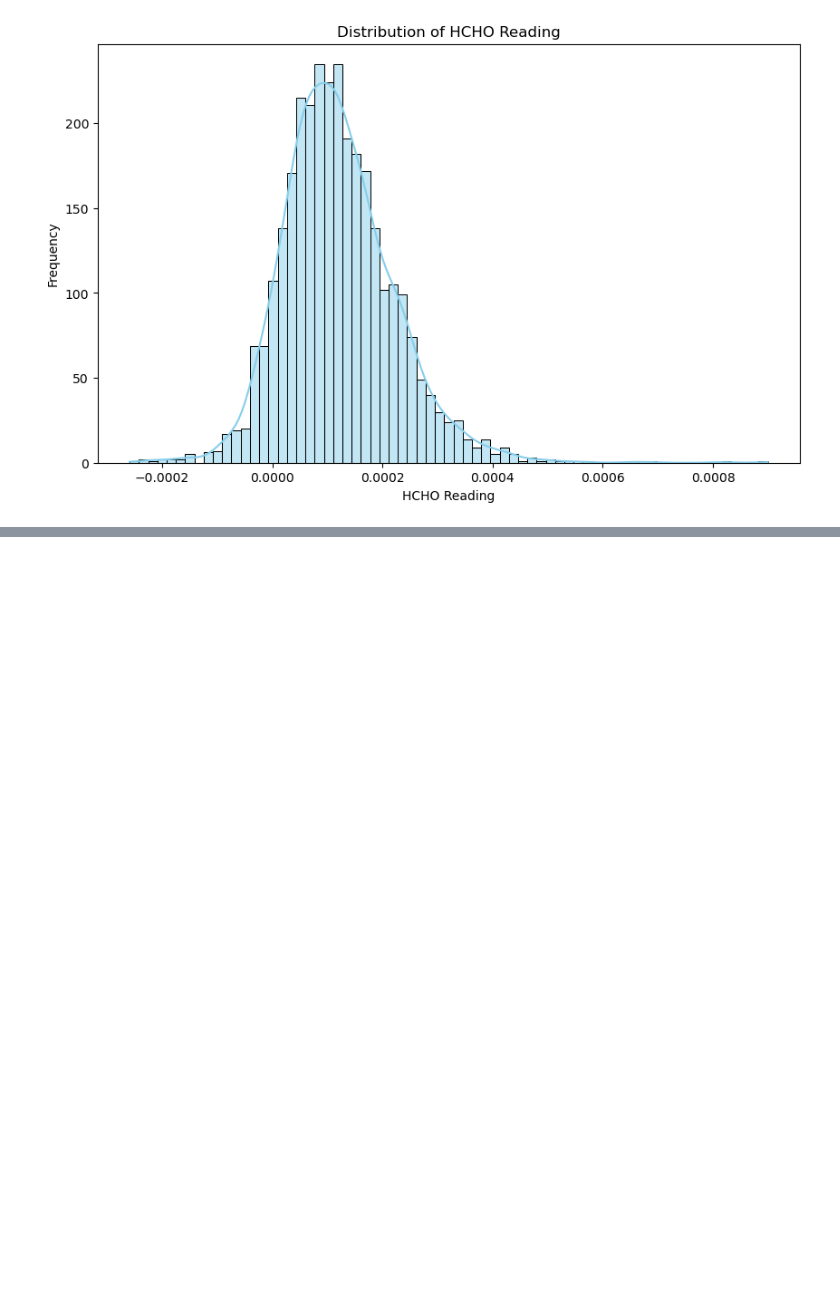
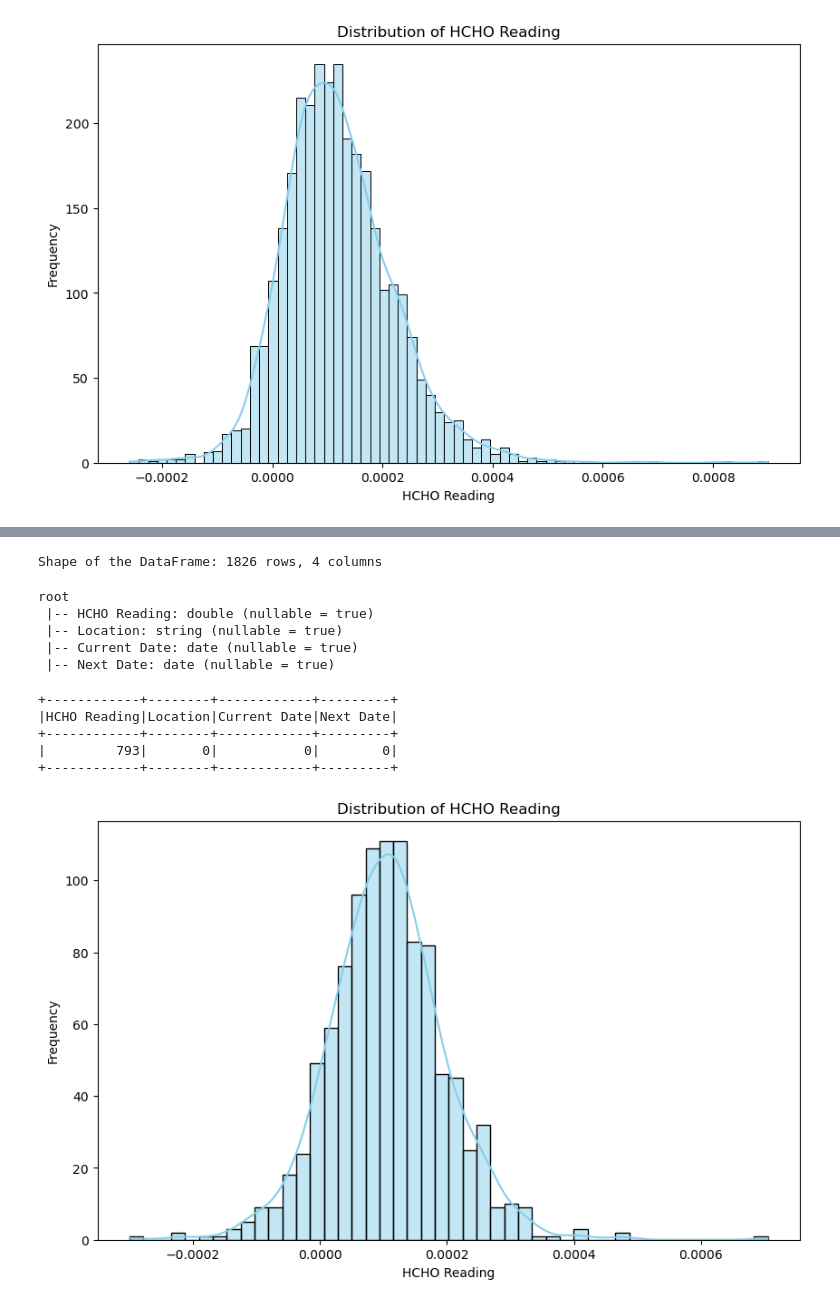
Before and after one commit to Inupa6677/Data-Engineering-HCHO-gas-prediction-, a Jupyter notebook: Data Engineering Coursework.ipynb, the cells around one changed output, grey strips where cells are left out. Cells and saved outputs as stored; diff of their text form; code cells hidden in the pictures; blank space fills up the shorter version.

```diff
--- a/Data Engineering Coursework.ipynb
+++ b/Data Engineering Coursework.ipynb
@@ -114,0 +135,8 @@ while null_count > 0:
+# %%
+column_names = ['HCHO Reading', 'Location', 'Current Date', 'Next Date']
+data_frame = Spark.read.csv('C:/Users/MSI KATANA/Desktop/practice ML/data engineering cw by inupa B/Data-Engineering-HCHO-gas-prediction-/kan_output.csv', header=None, inferSchema=True)
+# Assign column names
+data_frame_2 = data_frame.toDF(*column_names)
+
+# Show the DataFrame
+data_frame_2.show()
@@ -114,0 +161,51 @@ while null_count > 0:
+# %%
+# Get the number of rows
+num_rows = data_frame_2.count()
+
+# Get the number of columns
+num_columns = len(data_frame_2.columns)
+
+# Print the shape
+print("Shape of the DataFrame: {} rows, {} columns".format(num_rows, num_columns))
+# %% [output]
+Shape of the DataFrame: 1826 rows, 4 columns
+# %%
+data_frame_2.printSchema()
+# %% [output]
+root
+ |-- HCHO Reading: double (nullable = true)
+ |-- Location: string (nullable = true)
+ |-- Current Date: date (nullable = true)
+ |-- Next Date: date (nullable = true)
+# %%
+from pyspark.sql.functions import col, sum as spark_sum, when
+
+columns = data_frame_2.columns
+
+# Calculate missing values for each column
+missing_counts = data_frame_2.select([spark_sum(when(col(c).isNull(), 1).otherwise(0)).alias(c) for c in columns])
+
+# Show missing counts
+missing_counts.show()
+# %% [output]
++------------+--------+------------+---------+
+|HCHO Reading|Location|Current Date|Next Date|
++------------+--------+------------+---------+
+|         793|       0|           0|        0|
++------------+--------+------------+---------+
+# %%
+import matplotlib.pyplot as plt
+import seaborn as sns
+
+# Extract the "HCHO Reading" column to a Pandas DataFrame for visualization
+hcho_df_2 = data_frame_2.select("HCHO Reading").toPandas()
+
+# Plot the distribution of the "HCHO Reading" column
+plt.figure(figsize=(10, 6))
+sns.histplot(hcho_df_2 ["HCHO Reading"], kde=True, color='skyblue')
+plt.title('Distribution of HCHO Reading')
+plt.xlabel('HCHO Reading')
+plt.ylabel('Frequency')
+plt.show()
+# %% [output]
+[figure, added]
```
Also changed, not shown: parts of 6 cells of this notebook, 1 other file.
